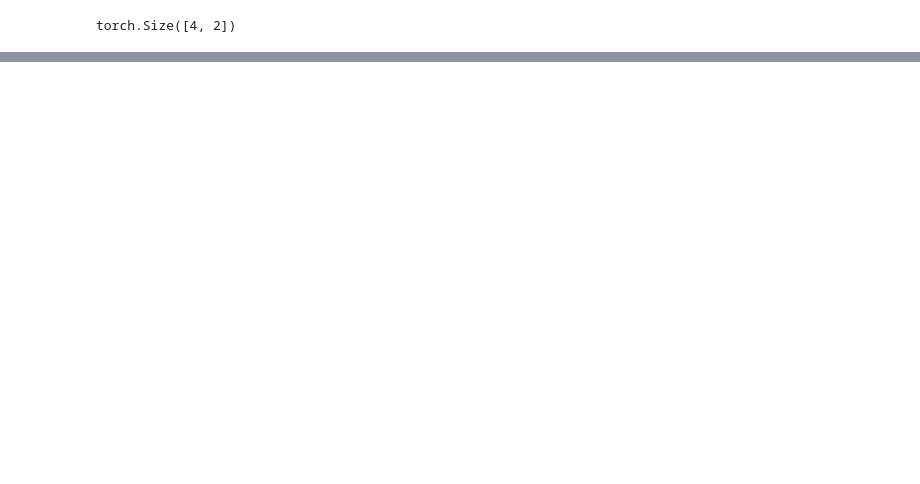
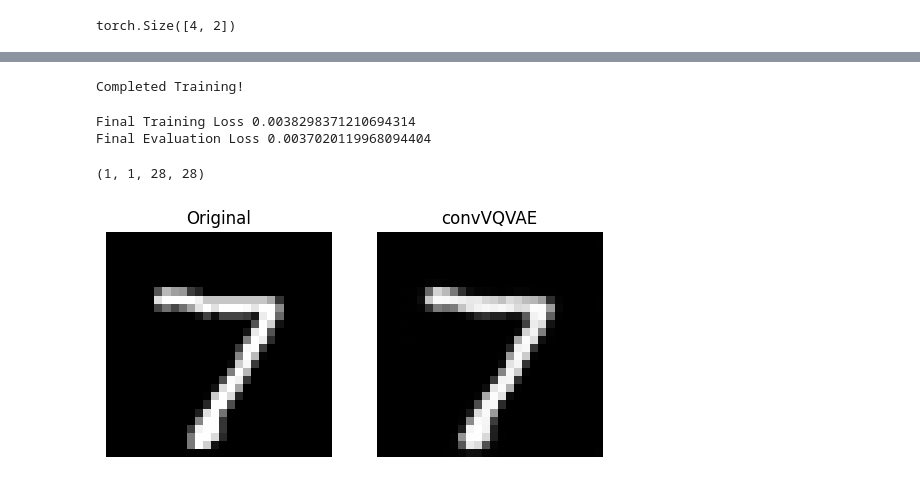
Before and after one commit to Yub-S/deep_generative_models, a Jupyter notebook: vector_quantized_VAE.ipynb, the cells around one changed output, grey strips where cells are left out. Drawn from its saved outputs; the diff is of its cells as text; code cells hidden in the pictures; blank space fills up the shorter version.

Commit message:
convolutional vqvae

```diff
--- a/vector_quantized_VAE.ipynb
+++ b/vector_quantized_VAE.ipynb
@@ -427,0 +519,52 @@ plt.show()
+# %%
+(conv_vqvae, train_losses,
+ evaluation_losses, conv_vqvae_encoded_data_per_eval,
+ conv_vqvae_quantized_encoded_data_per_eval) = train(convvqvae,
+                                                       train_loader,
+                                                       test_loader,
+                                                       batch_size=64,
+                                                       training_iterations=2500,
+                                                       evaluation_iterations=250,
+                                                       model_type="VQVAE")
+# %% [output]
+Completed Training!
+Final Training Loss 0.0038298371210694314
+Final Evaluation Loss 0.0037020119968094404
+# %%
+import matplotlib.pyplot as plt
+import pandas as pd
+import numpy as np
+
+generated_index = 0
+
+device = "cuda" if torch.cuda.is_available() else "cpu"
+image, label = test_set[generated_index]
+image = image.unsqueeze(0).to(device)
+
+
+_,convvqvae_reconstructed,_, *_ = conv_vqvae(image)
+
+image = image.to("cpu")
+
+convvqvae_reconstructed = convvqvae_reconstructed.to("cpu").detach().numpy()
+print(convvqvae_reconstructed.shape)
+fig, ax = plt.subplots(1,2)
+
+ax[0].imshow(image.squeeze(), cmap="gray")
+ax[0].set_title("Original")
+ax[0].set_xticklabels([])
+ax[0].set_yticklabels([])
+ax[0].axis("off")
+
+
+ax[1].imshow(convvqvae_reconstructed.squeeze(), cmap="gray")
+ax[1].set_title("convVQVAE")
+ax[1].set_xticklabels([])
+ax[1].set_yticklabels([])
+ax[1].axis("off")
+
+
+plt.show()
+# %% [output]
+(1, 1, 28, 28)
+[figure, added]
```
Also changed, not shown: parts of 10 cells of this notebook.
